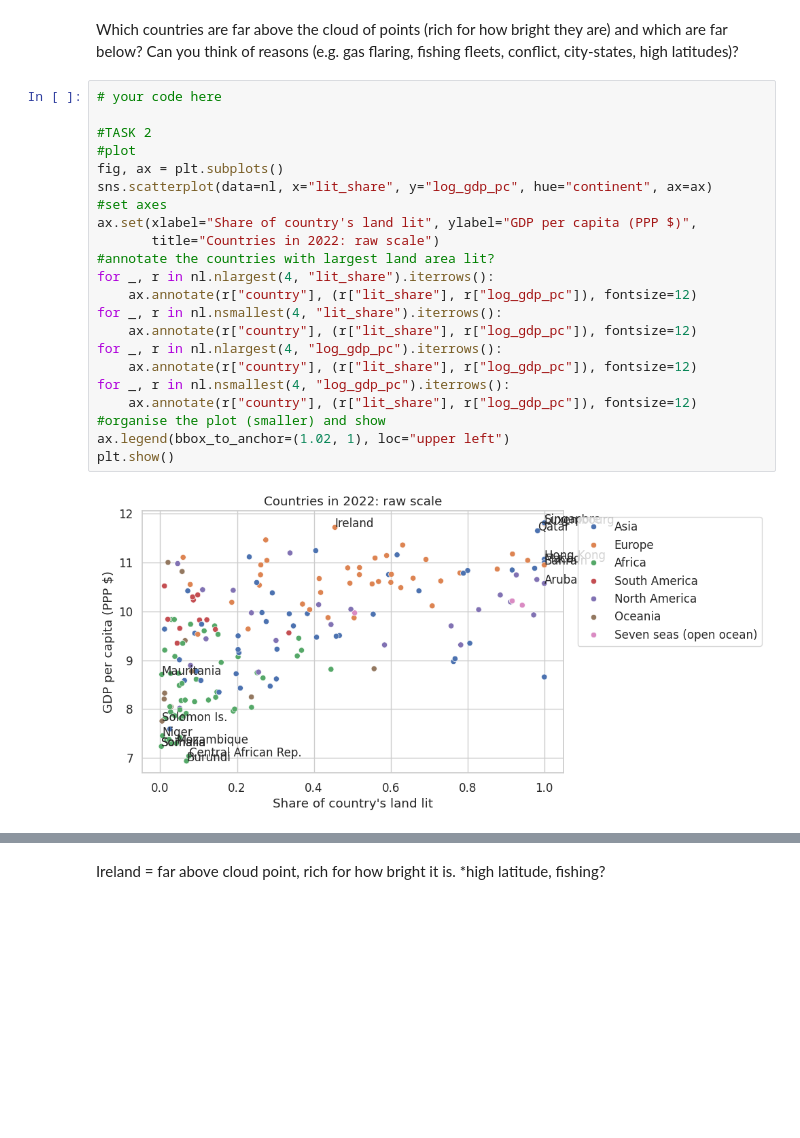
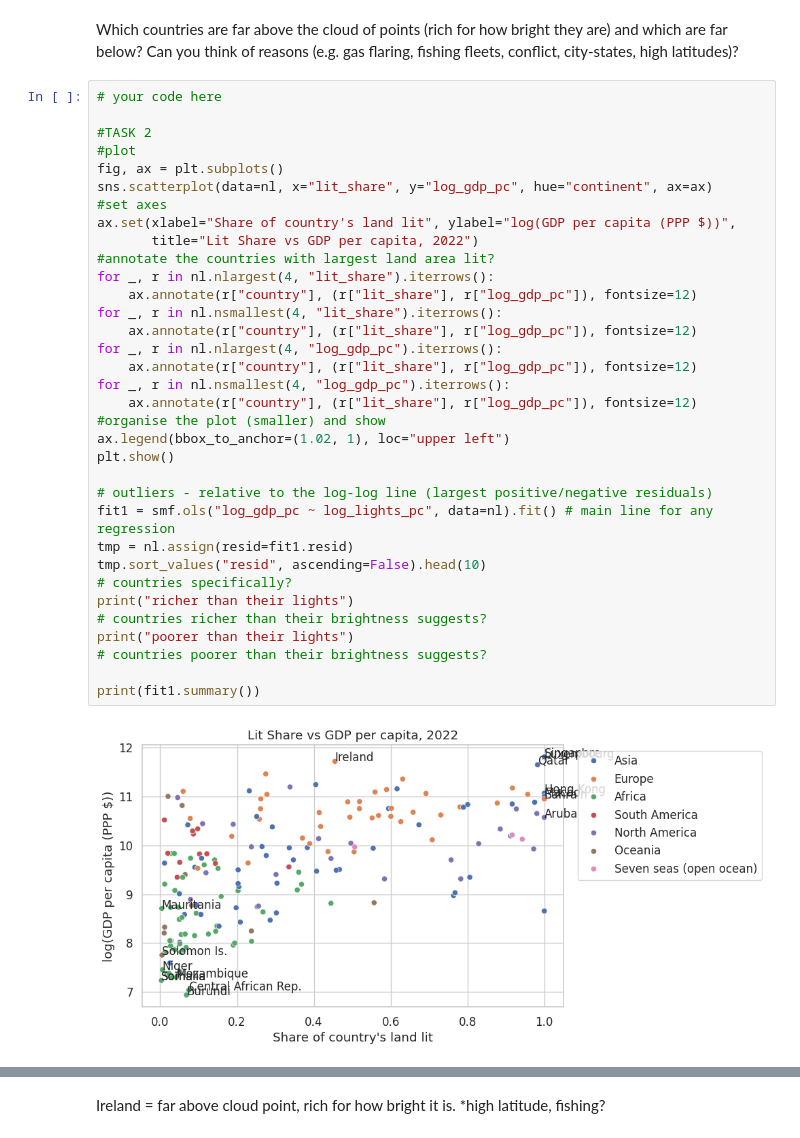
Before and after one commit to jasminebarry/BASC0005, a Jupyter notebook: notebooks/W07. Linear Regression.ipynb, the cells around one changed output, grey strips where cells are left out. Cells and saved outputs as stored; diff of their text form; blank space fills up the shorter version.

```diff
--- a/notebooks/W07. Linear Regression.ipynb
+++ b/notebooks/W07. Linear Regression.ipynb
@@ -120,24 +120,36 @@ Which countries are far above the cloud of points (rich for how bright they are)
 # %%
 # your code here
 
 #TASK 2
 #plot
 fig, ax = plt.subplots()
 sns.scatterplot(data=nl, x="lit_share", y="log_gdp_pc", hue="continent", ax=ax)
 #set axes
-ax.set(xlabel="Share of country's land lit", ylabel="GDP per capita (PPP $)",
-       title="Countries in 2022: raw scale")
+ax.set(xlabel="Share of country's land lit", ylabel="log(GDP per capita (PPP $))",
+       title="Lit Share vs GDP per capita, 2022")
 #annotate the countries with largest land area lit?
 for _, r in nl.nlargest(4, "lit_share").iterrows():
     ax.annotate(r["country"], (r["lit_share"], r["log_gdp_pc"]), fontsize=12)
 for _, r in nl.nsmallest(4, "lit_share").iterrows():
     ax.annotate(r["country"], (r["lit_share"], r["log_gdp_pc"]), fontsize=12)
 for _, r in nl.nlargest(4, "log_gdp_pc").iterrows():
     ax.annotate(r["country"], (r["lit_share"], r["log_gdp_pc"]), fontsize=12)
 for _, r in nl.nsmallest(4, "log_gdp_pc").iterrows():
     ax.annotate(r["country"], (r["lit_share"], r["log_gdp_pc"]), fontsize=12)
 #organise the plot (smaller) and show
 ax.legend(bbox_to_anchor=(1.02, 1), loc="upper left")
 plt.show()
+
+# outliers - relative to the log-log line (largest positive/negative residuals)
+fit1 = smf.ols("log_gdp_pc ~ log_lights_pc", data=nl).fit() # main line for any regression
+tmp = nl.assign(resid=fit1.resid)
+tmp.sort_values("resid", ascending=False).head(10)
+# countries specifically?
+print("richer than their lights")
+# countries richer than their brightness suggests?
+print("poorer than their lights")
+# countries poorer than their brightness suggests?
+
+print(fit1.summary())
 # %% [output]
-[figure, old version]
+[figure, new version]
```
Also changed, not shown: parts of 2 cells of this notebook.
